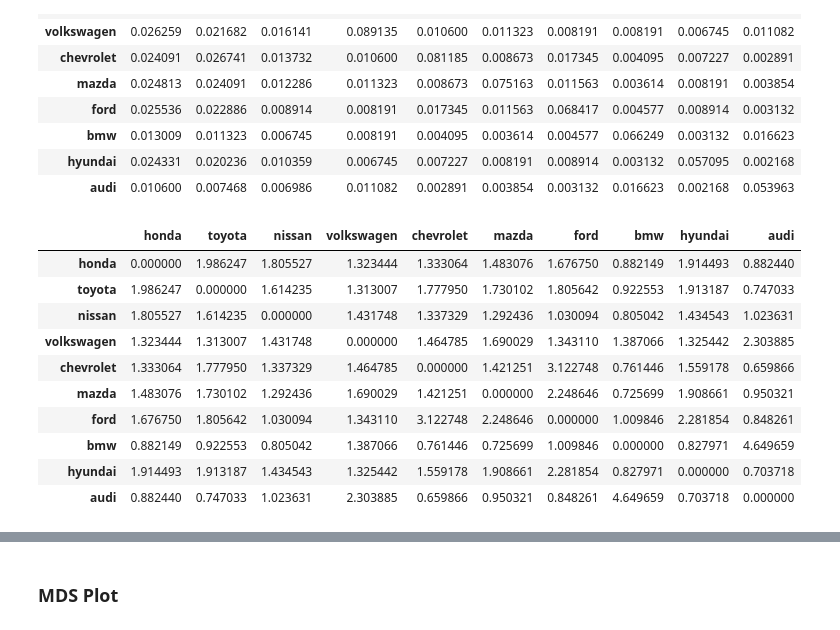
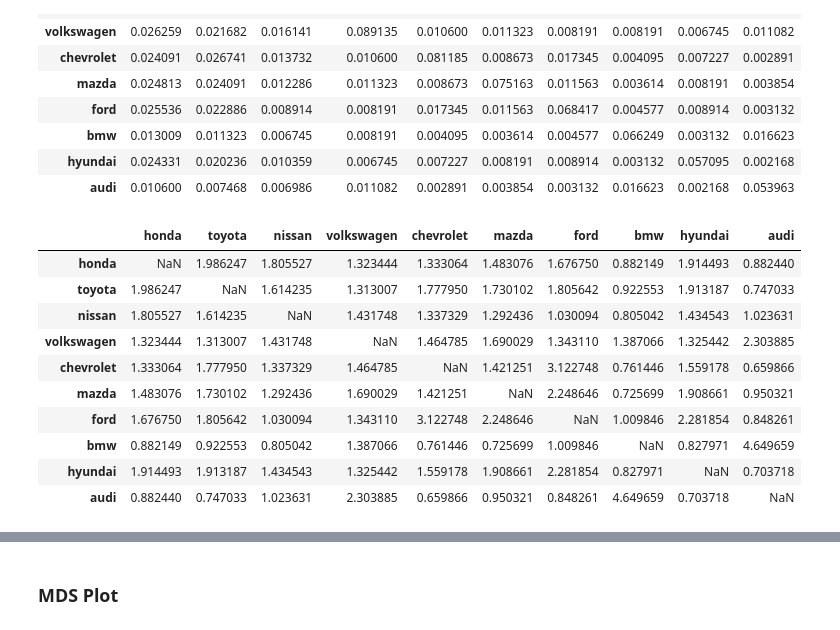
Before and after one commit to zack-tan/car-forums-text-analysis, a Jupyter notebook: ananya_a&b.ipynb, the cells around one changed output, grey strips where cells are left out. Saved outputs shown, nothing was run; the diff lists cells and outputs as text; code cells hidden in the pictures.

Commit message:
visualization edits
edited table, exploring mds plot

```diff
--- a/ananya_a&b.ipynb
+++ b/ananya_a&b.ipynb
@@ -117,0 +120,24 @@ top10
+# %%
+top10v = top10.copy()
+
+#percentage of total mentions
+pct_list = []
+for i in top10v.mentions:
+    pct = i*100/top10v.mentions.sum()
+    pct = "{:.2f}".format(pct)
+    pct_list.append(pct)
+
+top10v["Percentage_Mentions"] = pct_list
+top10v.columns = ['Brand', 'Total Mentions','% of Mentions']
+
+
+#index starting from 1
+top10v = top10v.reset_index(drop=True)
+top10v.index += 1
+
+#capitalizing brand names
+for i in range(len(top10v.Brand)):
+    top10v.Brand[i+1] = top10v.Brand[i+1].capitalize()
+
+
+top10v
@@ -197,31 +238,31 @@ def lift_calculator(a,b, prob_df):
 # %%
 #calculating lift between brands
 
 lift_df = pd.DataFrame(columns = brand_names)
 
 for i in brand_names:
     lift = []
     for j in brand_names:
         if i == j:
-            lift_val = 0
+            lift_val = None
             lift.append(lift_val)
         else:
             lift_val = lift_calculator(i,j,prob_df)
             lift.append(lift_val)
     lift_df[i] = lift
 
 #renaming the index
 lift_df.index = brand_names
 lift_df
 # %% [output]
 |  | honda | toyota | nissan | volkswagen | chevrolet | mazda | ford | bmw | hyundai | audi |
-| honda | 0.000000 | 1.986247 | 1.805527 | 1.323444 | 1.333064 | 1.483076 | 1.676750 | 0.882149 | 1.914493 | 0.882440 |
-| toyota | 1.986247 | 0.000000 | 1.614235 | 1.313007 | 1.777950 | 1.730102 | 1.805642 | 0.922553 | 1.913187 | 0.747033 |
-| nissan | 1.805527 | 1.614235 | 0.000000 | 1.431748 | 1.337329 | 1.292436 | 1.030094 | 0.805042 | 1.434543 | 1.023631 |
-| volkswagen | 1.323444 | 1.313007 | 1.431748 | 0.000000 | 1.464785 | 1.690029 | 1.343110 | 1.387066 | 1.325442 | 2.303885 |
-| chevrolet | 1.333064 | 1.777950 | 1.337329 | 1.464785 | 0.000000 | 1.421251 | 3.122748 | 0.761446 | 1.559178 | 0.659866 |
-| mazda | 1.483076 | 1.730102 | 1.292436 | 1.690029 | 1.421251 | 0.000000 | 2.248646 | 0.725699 | 1.908661 | 0.950321 |
-| ford | 1.676750 | 1.805642 | 1.030094 | 1.343110 | 3.122748 | 2.248646 | 0.000000 | 1.009846 | 2.281854 | 0.848261 |
-| bmw | 0.882149 | 0.922553 | 0.805042 | 1.387066 | 0.761446 | 0.725699 | 1.009846 | 0.000000 | 0.827971 | 4.649659 |
-| hyundai | 1.914493 | 1.913187 | 1.434543 | 1.325442 | 1.559178 | 1.908661 | 2.281854 | 0.827971 | 0.000000 | 0.703718 |
-| audi | 0.882440 | 0.747033 | 1.023631 | 2.303885 | 0.659866 | 0.950321 | 0.848261 | 4.649659 | 0.703718 | 0.000000 |
+| honda | NaN | 1.986247 | 1.805527 | 1.323444 | 1.333064 | 1.483076 | 1.676750 | 0.882149 | 1.914493 | 0.882440 |
+| toyota | 1.986247 | NaN | 1.614235 | 1.313007 | 1.777950 | 1.730102 | 1.805642 | 0.922553 | 1.913187 | 0.747033 |
+| nissan | 1.805527 | 1.614235 | NaN | 1.431748 | 1.337329 | 1.292436 | 1.030094 | 0.805042 | 1.434543 | 1.023631 |
+| volkswagen | 1.323444 | 1.313007 | 1.431748 | NaN | 1.464785 | 1.690029 | 1.343110 | 1.387066 | 1.325442 | 2.303885 |
+| chevrolet | 1.333064 | 1.777950 | 1.337329 | 1.464785 | NaN | 1.421251 | 3.122748 | 0.761446 | 1.559178 | 0.659866 |
+| mazda | 1.483076 | 1.730102 | 1.292436 | 1.690029 | 1.421251 | NaN | 2.248646 | 0.725699 | 1.908661 | 0.950321 |
+| ford | 1.676750 | 1.805642 | 1.030094 | 1.343110 | 3.122748 | 2.248646 | NaN | 1.009846 | 2.281854 | 0.848261 |
+| bmw | 0.882149 | 0.922553 | 0.805042 | 1.387066 | 0.761446 | 0.725699 | 1.009846 | NaN | 0.827971 | 4.649659 |
+| hyundai | 1.914493 | 1.913187 | 1.434543 | 1.325442 | 1.559178 | 1.908661 | 2.281854 | 0.827971 | NaN | 0.703718 |
+| audi | 0.882440 | 0.747033 | 1.023631 | 2.303885 | 0.659866 | 0.950321 | 0.848261 | 4.649659 | 0.703718 | NaN |
```
Also changed, not shown: parts of 9 cells of this notebook.
